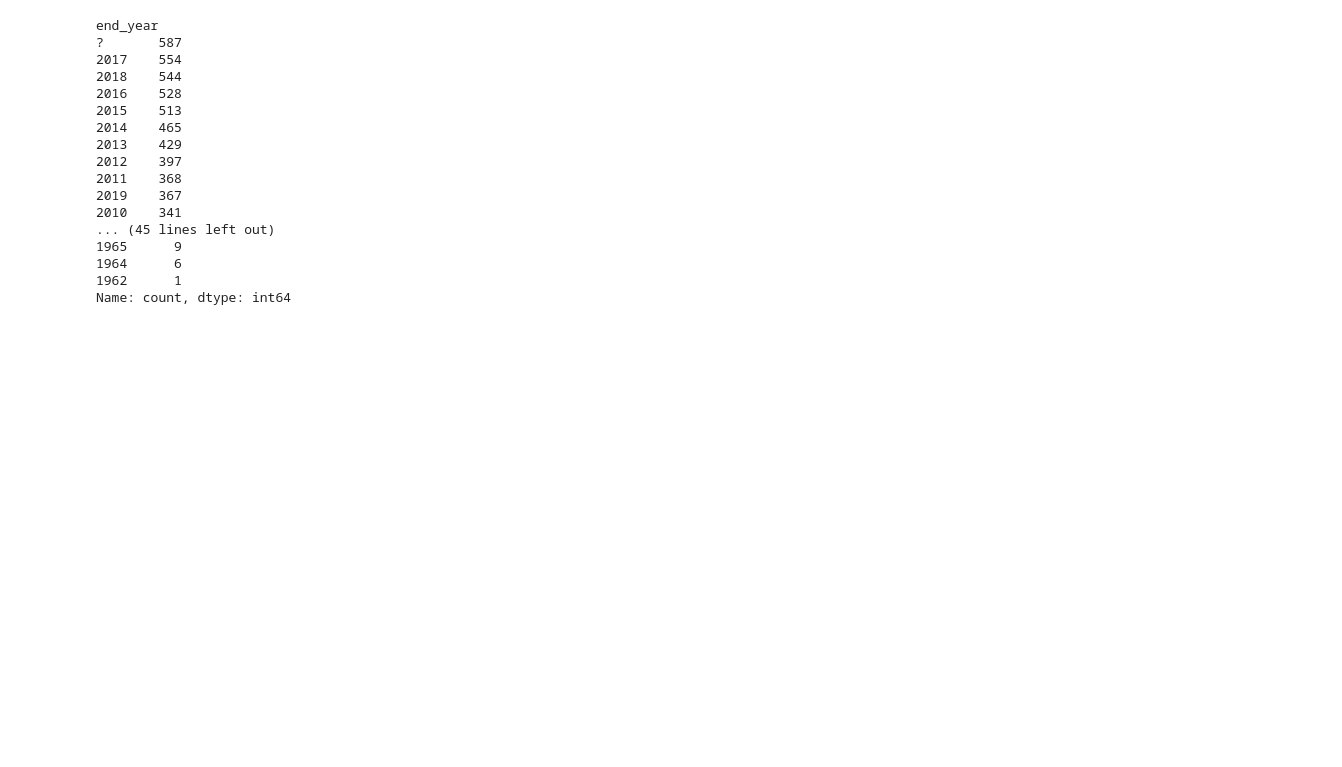
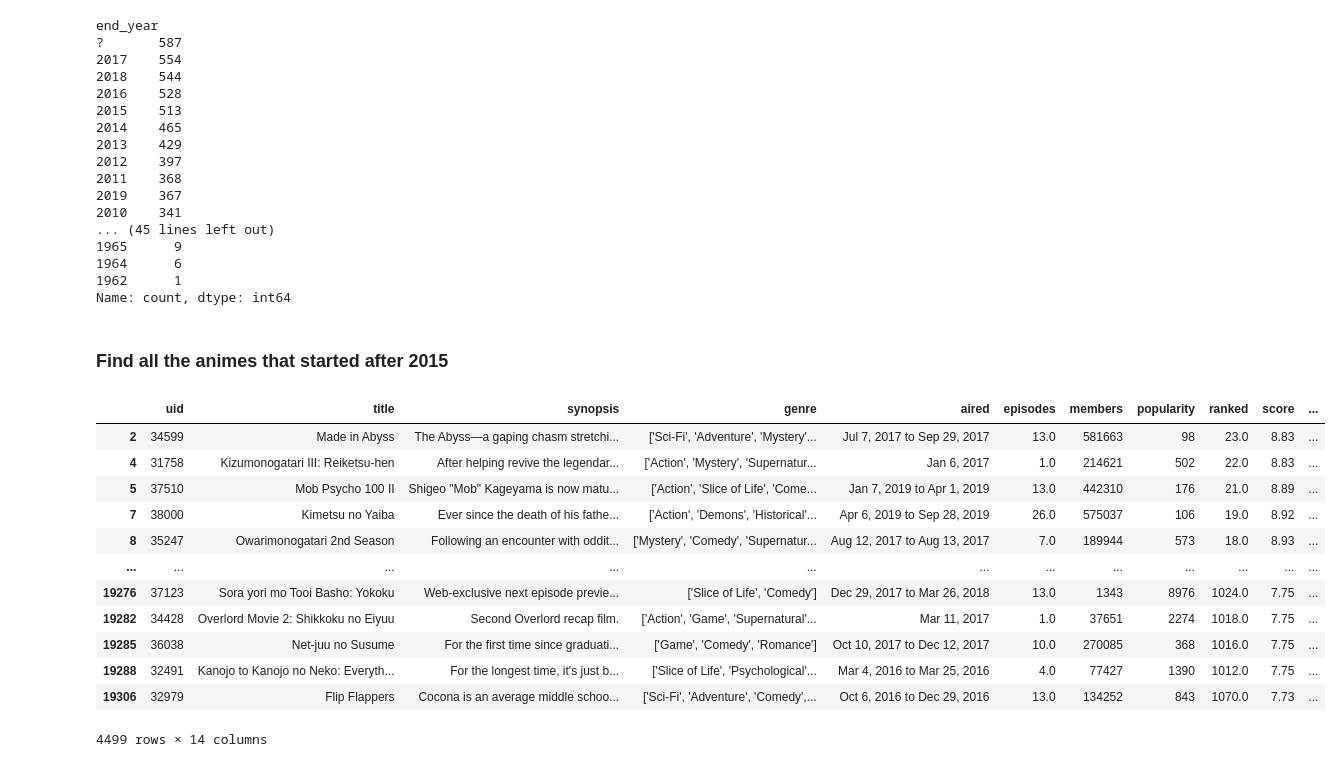
Before and after one commit to Tanay-Dwivedi/Animes-Data-Analysis, a Jupyter notebook: animes_data_analysis.ipynb, the cells around one changed output. Saved outputs shown, nothing was run; the diff lists cells and outputs as text; code cells hidden in the pictures; blank space fills up the shorter version.

Commit message:
Animes Data Analysis

```diff
--- a/animes_data_analysis.ipynb
+++ b/animes_data_analysis.ipynb
@@ -221,3 +221,21 @@ end_year
 1964      6
 1962      1
 Name: count, dtype: int64
+# %% [markdown]
+### Find all the animes that started after 2015
+# %%
+df[df["start_year"] > "2015"]
+# %% [output]
+|  | uid | title | synopsis | genre | aired | episodes | members | popularity | ranked | score | ... |
+| 2 | 34599 | Made in Abyss | The Abyss—a gaping chasm stretchi... | ['Sci-Fi', 'Adventure', 'Mystery'... | Jul 7, 2017 to Sep 29, 2017 | 13.0 | 581663 | 98 | 23.0 | 8.83 | ... |
+| 4 | 31758 | Kizumonogatari III: Reiketsu-hen | After helping revive the legendar... | ['Action', 'Mystery', 'Supernatur... | Jan 6, 2017 | 1.0 | 214621 | 502 | 22.0 | 8.83 | ... |
+| 5 | 37510 | Mob Psycho 100 II | Shigeo "Mob" Kageyama is now matu... | ['Action', 'Slice of Life', 'Come... | Jan 7, 2019 to Apr 1, 2019 | 13.0 | 442310 | 176 | 21.0 | 8.89 | ... |
+| 7 | 38000 | Kimetsu no Yaiba | Ever since the death of his fathe... | ['Action', 'Demons', 'Historical'... | Apr 6, 2019 to Sep 28, 2019 | 26.0 | 575037 | 106 | 19.0 | 8.92 | ... |
+| 8 | 35247 | Owarimonogatari 2nd Season | Following an encounter with oddit... | ['Mystery', 'Comedy', 'Supernatur... | Aug 12, 2017 to Aug 13, 2017 | 7.0 | 189944 | 573 | 18.0 | 8.93 | ... |
+| ... | ... | ... | ... | ... | ... | ... | ... | ... | ... | ... | ... |
+| 19276 | 37123 | Sora yori mo Tooi Basho: Yokoku | Web-exclusive next episode previe... | ['Slice of Life', 'Comedy'] | Dec 29, 2017 to Mar 26, 2018 | 13.0 | 1343 | 8976 | 1024.0 | 7.75 | ... |
+| 19282 | 34428 | Overlord Movie 2: Shikkoku no Eiyuu | Second Overlord recap film. | ['Action', 'Game', 'Supernatural'... | Mar 11, 2017 | 1.0 | 37651 | 2274 | 1018.0 | 7.75 | ... |
+| 19285 | 36038 | Net-juu no Susume | For the first time since graduati... | ['Game', 'Comedy', 'Romance'] | Oct 10, 2017 to Dec 12, 2017 | 10.0 | 270085 | 368 | 1016.0 | 7.75 | ... |
+| 19288 | 32491 | Kanojo to Kanojo no Neko: Everyth... | For the longest time, it's just b... | ['Slice of Life', 'Psychological'... | Mar 4, 2016 to Mar 25, 2016 | 4.0 | 77427 | 1390 | 1012.0 | 7.75 | ... |
+| 19306 | 32979 | Flip Flappers | Cocona is an average middle schoo... | ['Sci-Fi', 'Adventure', 'Comedy',... | Oct 6, 2016 to Dec 29, 2016 | 13.0 | 134252 | 843 | 1070.0 | 7.73 | ... |
+4499 rows × 14 columns
```
